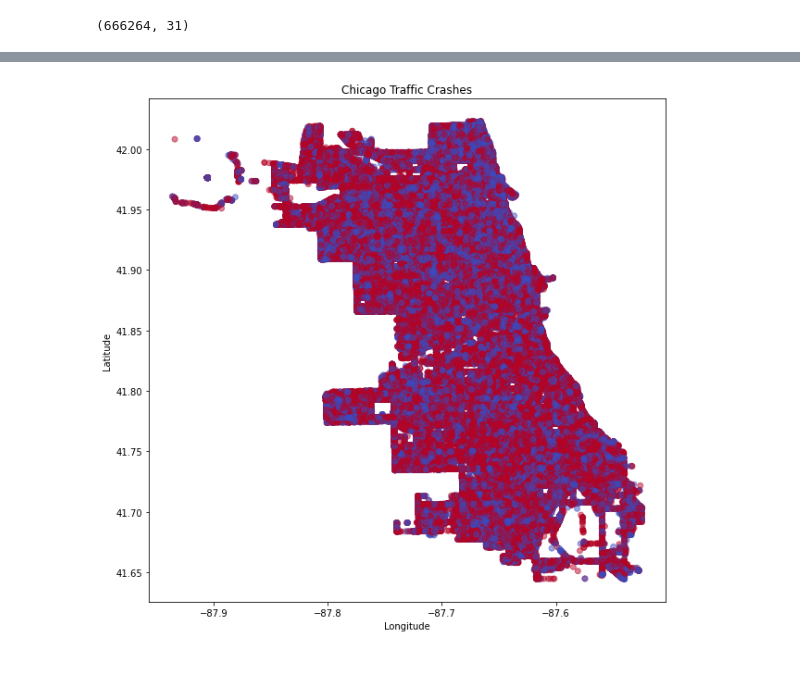
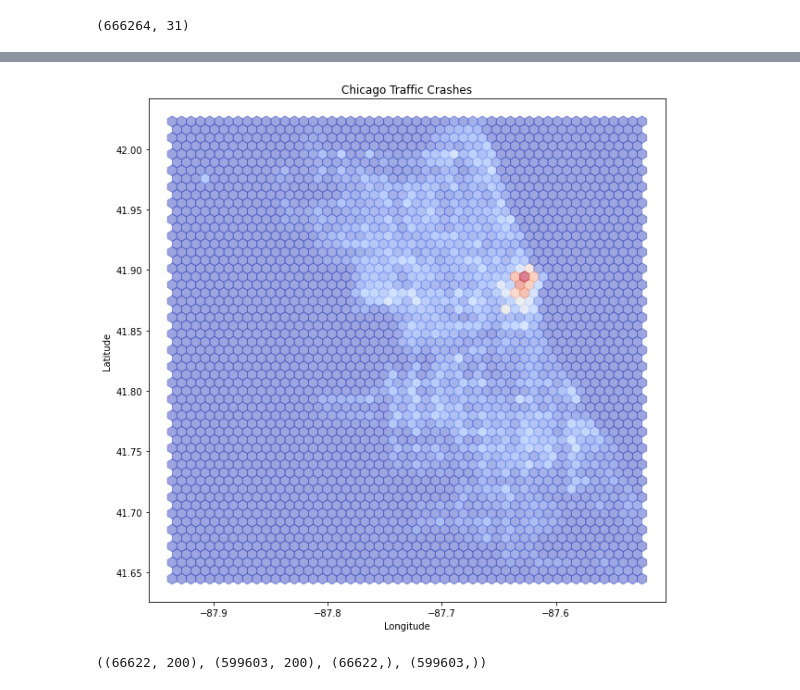
Before and after one commit to JoeHelbing/math_fund_for_ml, a Jupyter notebook: math_for_ml_project.ipynb, the cells around one changed output, grey strips where cells are left out. Cells and saved outputs as stored; diff of their text form; code cells hidden in the pictures.

```diff
--- a/math_for_ml_project.ipynb
+++ b/math_for_ml_project.ipynb
@@ -91,18 +99,29 @@ Name: DAMAGE, dtype: int64
+# %%
+# Hexbin plot
+plt.figure(figsize=(10, 10))
+plt.hexbin(crash_df.LONGITUDE, crash_df.LATITUDE, gridsize=50, cmap="coolwarm", alpha=0.5)
+plt.xlabel("Longitude")
+plt.ylabel("Latitude")
+plt.title("Chicago Traffic Crashes")
+plt.show()
+# %% [output]
+[figure, added]
 # %%
 y = crash_df.DAMAGE
 X = crash_df.drop("DAMAGE", axis=1)
 X.shape, y.shape
+
 # remove all columns not LATITUDE or LONGITUDE
 X = X[["LATITUDE", "LONGITUDE"]]
+
+# bin the GPS data
+binned_df = dummy_data(X, 100, 100)
+
+# remove original LATITUDE and LONGITUDE columns
+binned_df.drop(["LATITUDE", "LONGITUDE"], axis=1, inplace=True)
+
 # split data into train and test sets
-X_train, X_test, y_train, y_test = train_test_split(X, y, test_size=0.2, random_state=42)
+X_train, X_test, y_train, y_test = train_test_split(binned_df, y, test_size=0.9, random_state=42)
 X_train.shape, X_test.shape, y_train.shape, y_test.shape
-# plot the data
-plt.figure(figsize=(10, 10))
-plt.scatter(X_train.LONGITUDE, X_train.LATITUDE, c=y_train, cmap="coolwarm", alpha=0.5)
-plt.xlabel("Longitude")
-plt.ylabel("Latitude")
-plt.title("Chicago Traffic Crashes")
-plt.show()
 # %% [output]
-[figure, removed]
+((66622, 200), (599603, 200), (66622,), (599603,))
```
Also changed, not shown: parts of 8 cells of this notebook, 2 other files.
